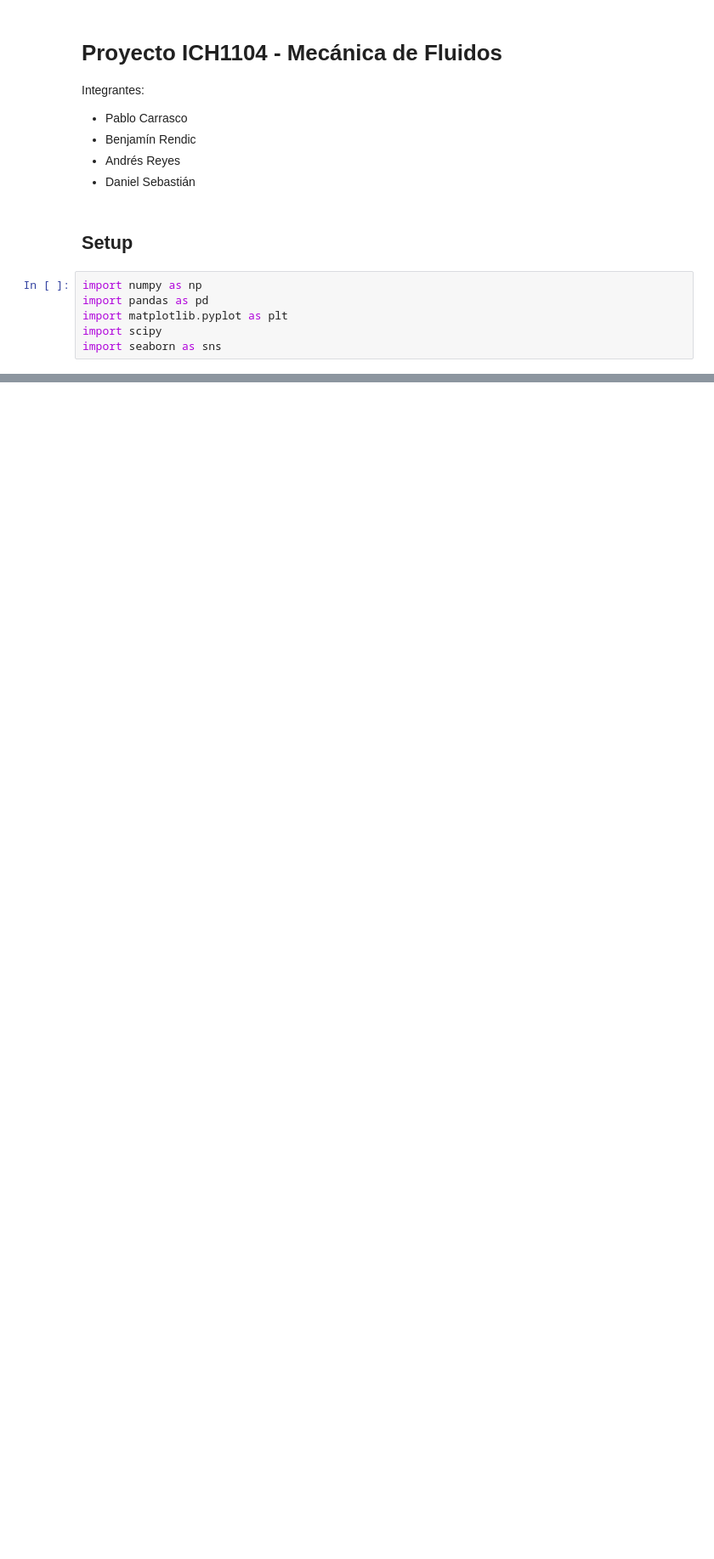
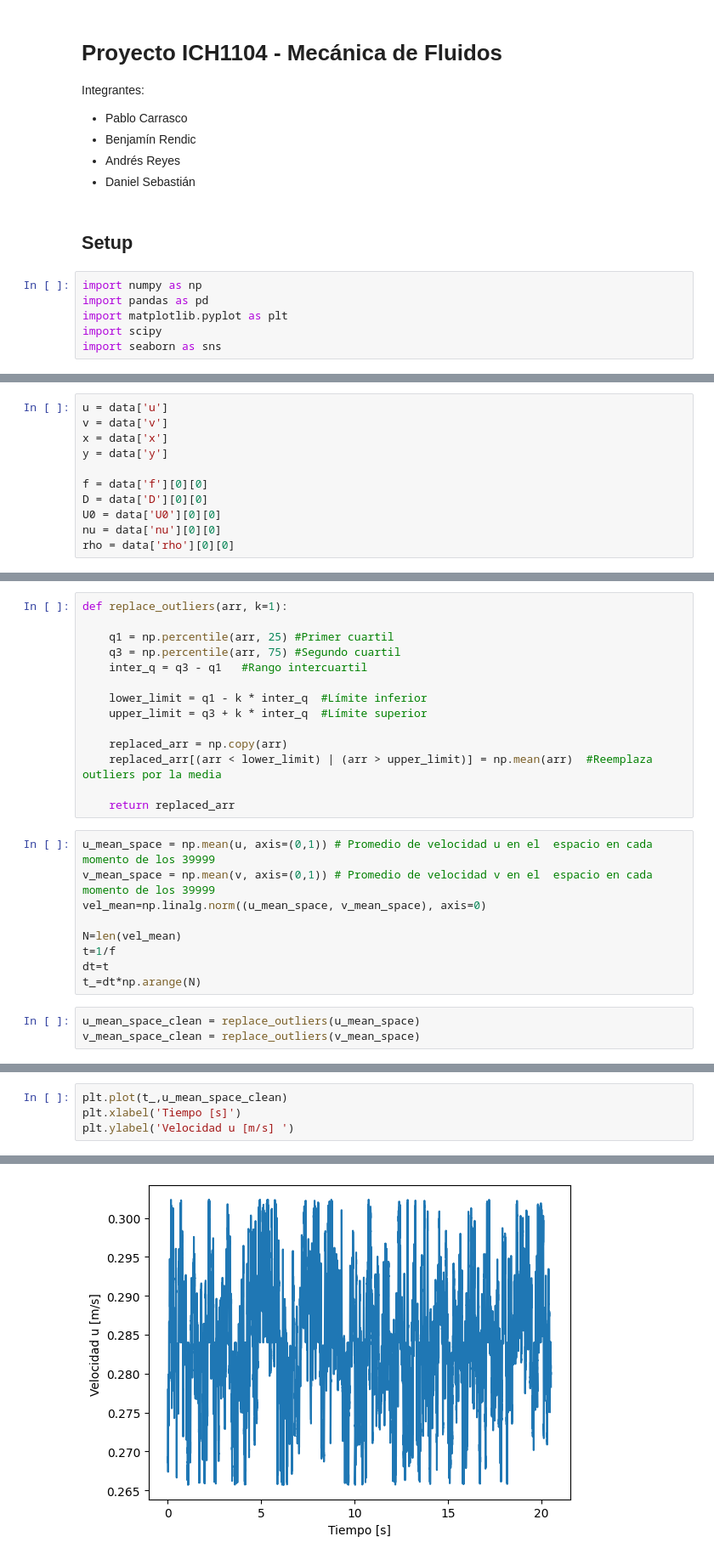
Before and after one commit to Daniel-SebastianGaete/ProyectoFluidos, a Jupyter notebook: main.ipynb, the cells around one changed output, grey strips where cells are left out. Shown at 85% size. Cells and saved outputs as stored; diff of their text form; blank space fills up the shorter version.

Commit message:
Segundo avance

```diff
--- a/main.ipynb
+++ b/main.ipynb
@@ -89,0 +24,11 @@ plt.plot(psd[l])
+# %%
+u = data['u']
+v = data['v']
+x = data['x']
+y = data['y']
+
+f = data['f'][0][0]
+D = data['D'][0][0]
+U0 = data['U0'][0][0]
+nu = data['nu'][0][0]
+rho = data['rho'][0][0]
@@ -89,0 +37,26 @@ plt.plot(psd[l])
+# %%
+def replace_outliers(arr, k=1):
+
+    q1 = np.percentile(arr, 25) #Primer cuartil
+    q3 = np.percentile(arr, 75) #Segundo cuartil
+    inter_q = q3 - q1   #Rango intercuartil
+
+    lower_limit = q1 - k * inter_q  #Límite inferior
+    upper_limit = q3 + k * inter_q  #Límite superior
+
+    replaced_arr = np.copy(arr)
+    replaced_arr[(arr < lower_limit) | (arr > upper_limit)] = np.mean(arr)  #Reemplaza outliers por la media
+
+    return replaced_arr
+# %%
+u_mean_space = np.mean(u, axis=(0,1)) # Promedio de velocidad u en el  espacio en cada momento de los 39999
+v_mean_space = np.mean(v, axis=(0,1)) # Promedio de velocidad v en el  espacio en cada momento de los 39999
+vel_mean=np.linalg.norm((u_mean_space, v_mean_space), axis=0)
+
+N=len(vel_mean)
+t=1/f
+dt=t
+t_=dt*np.arange(N)
+# %%
+u_mean_space_clean = replace_outliers(u_mean_space)
+v_mean_space_clean = replace_outliers(v_mean_space)
@@ -89,0 +67,5 @@ plt.plot(psd[l])
+# %%
+plt.plot(t_,u_mean_space_clean)
+plt.xlabel('Tiempo [s]')
+plt.ylabel('Velocidad u [m/s] ')
+# %% [output]
@@ -89,0 +73 @@ plt.plot(psd[l])
+[figure, added]
```
Also changed, not shown: parts of 38 cells of this notebook.
